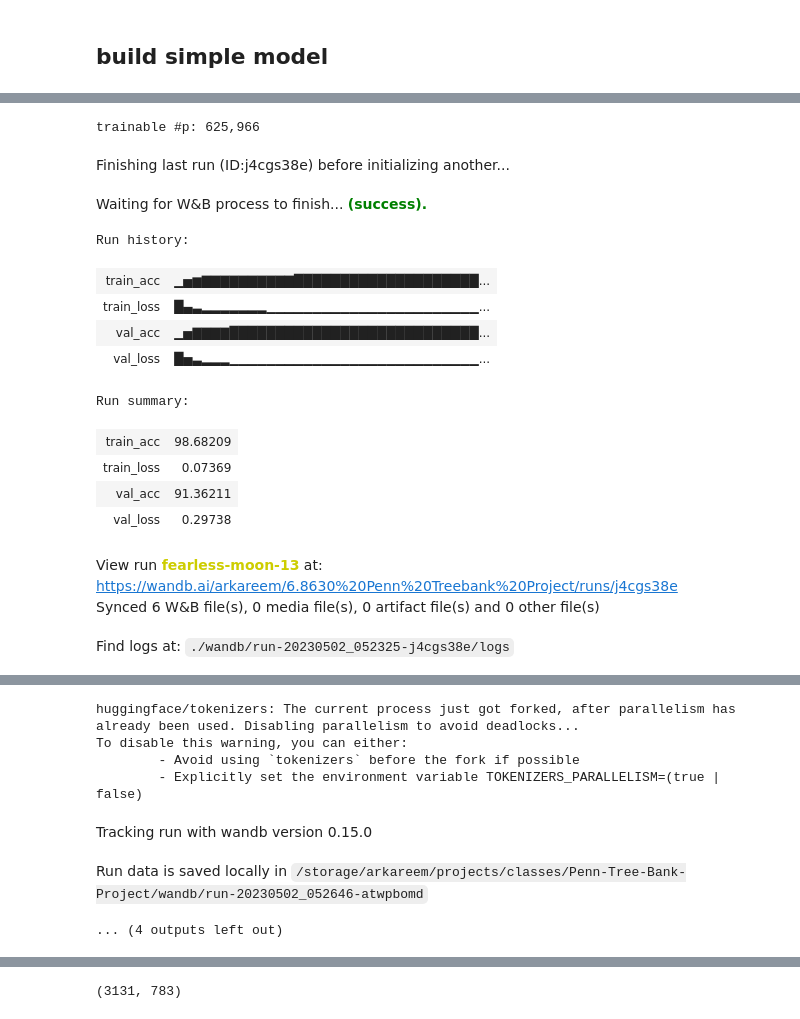
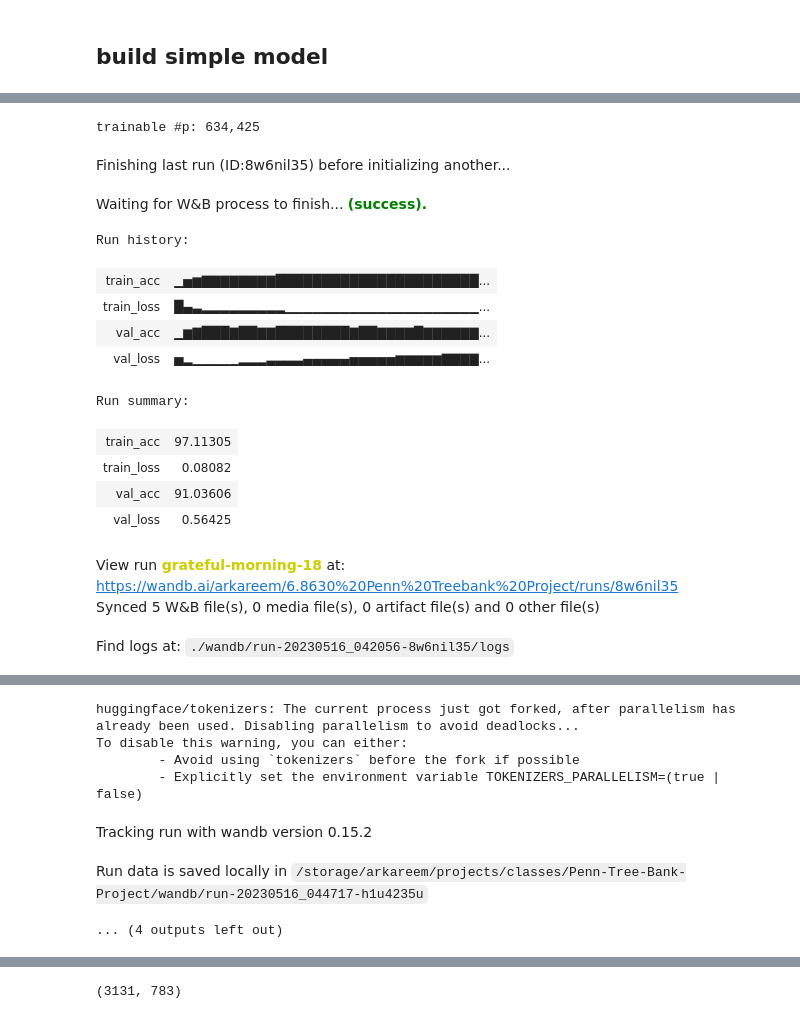
Before and after one commit to Ar-Kareem/Penn-Tree-Bank-Project, a Jupyter notebook: sbert.ipynb, the cells around one changed output, grey strips where cells are left out. Drawn from its saved outputs; the diff is of its cells as text; code cells hidden in the pictures.

```diff
--- a/sbert.ipynb
+++ b/sbert.ipynb
@@ -217,0 +203,14 @@ data = dataset.get_treebank_3914()
+# %%
+import dataset
+
+data_treebank = dataset.get_treebank_3914()
+data_biology = dataset.get_biology()  # BIOLOGY
+# %%
+# mix
+data = {
+    'train_sentences': data_treebank['train_sentences'] + data_biology['train_sentences'],
+    'test_sentences': data_treebank['test_sentences'],
+    'train_tags': data_treebank['train_tags'] + data_biology['train_tags'],
+    'test_tags': data_treebank['test_tags'],
+    'all_pos': sorted(set(data_treebank['all_pos'] + data_biology['all_pos'])),
+}
@@ -387,51 +427,52 @@ predicting most common pos would be 13.024323885831244
+# %%
+
+device = 'cpu'
+
+model_config = {
+    'input_dim': 768,
+    'hidden_dims': [768],
+    'output_dim': len(data['all_pos']),
+    'dropout': 0.25,
+}
+
+model = sbert.SimpleModel(model_config).to(device)
 # %%
-reload_my_libs()
-
-device = 'cpu'
-
-model_config = {
-    'input_dim': 768,
-    # 'hidden_dims': [768],
-    'output_dim': len(data['all_pos']),
-    # 'dropout': 0.4,
-}
-
-model = sbert.SimpleModel(model_config).to(device)
 param_count = sum([p.numel() for n,p in model.named_parameters()])
 print(f'trainable #p: {param_count:,}')
 
 lr = 1e-3
-weight_decay = 0.0001
-optim = torch.optim.Adam(model.parameters(), lr=lr, weight_decay=weight_decay)
+weight_decay = 0.001
+optim = torch.optim.AdamW(model.parameters(), lr=lr, weight_decay=weight_decay)
 criterion_ce = torch.nn.CrossEntropyLoss()
 cur_epoch = 0
 # %% [output]
-trainable #p: 625,966
+trainable #p: 634,425
 # %%
 # wandb.finish()
 # %%
 wandb.init(project="6.8630 Penn Treebank Project", config={
     "architecture": "SimpleModel",
-    "dataset": "treebank_3914",
+    # "dataset": "treebank_3914",
+    "dataset": "Biology",
 
     "learning_rate": lr,
     'weight_decay': weight_decay,
     "model_config": model_config,
     "#params": param_count,
 })
 # %% [output]
-Finishing last run (ID:j4cgs38e) before initializing another...
+Finishing last run (ID:8w6nil35) before initializing another...
 Waiting for W&B process to finish... (success).
 Run history:
-| train_acc | ▁▅▆▇▇▇▇▇▇▇▇▇▇████████████████████... |
-| train_loss | █▄▃▂▂▂▂▂▂▂▁▁▁▁▁▁▁▁▁▁▁▁▁▁▁▁▁▁▁▁▁▁▁... |
-| val_acc | ▁▅▇▇▇▇███████████████████████████... |
-| val_loss | █▅▃▂▂▂▁▁▁▁▁▁▁▁▁▁▁▁▁▁▁▁▁▁▁▁▁▁▁▁▁▁▁... |
+| train_acc | ▁▅▆▇▇▇▇▇▇▇▇██████████████████████... |
+| train_loss | █▄▃▂▂▂▂▂▂▂▂▂▁▁▁▁▁▁▁▁▁▁▁▁▁▁▁▁▁▁▁▁▁... |
+| val_acc | ▁▆▇███▇██▇▇████████▇██▇▇▇▇█▇▇▇▇▇▇... |
+| val_loss | ▅▂▁▁▁▁▁▂▂▂▃▃▃▃▄▄▄▄▄▅▅▅▅▅▆▆▆▆▆▇▇▇▇... |
 Run summary:
-| train_acc | 98.68209 |
-| train_loss | 0.07369 |
-| val_acc | 91.36211 |
-| val_loss | 0.29738 |
+| train_acc | 97.11305 |
+| train_loss | 0.08082 |
+| val_acc | 91.03606 |
+| val_loss | 0.56425 |
-View run fearless-moon-13 at: https://wandb.ai/arkareem/6.8630%20Penn%20Treebank%20Project/runs/j4cgs38e
-Synced 6 W&B file(s), 0 media file(s), 0 artifact file(s) and 0 other file(s)
+View run grateful-morning-18 at: https://wandb.ai/arkareem/6.8630%20Penn%20Treebank%20Project/runs/8w6nil35
+Synced 5 W&B file(s), 0 media file(s), 0 artifact file(s) and 0 other file(s)
-Find logs at: ./wandb/run-20230502_052325-j4cgs38e/logs
+Find logs at: ./wandb/run-20230516_042056-8w6nil35/logs
@@ -440,6 +481,6 @@ huggingface/tokenizers: The current process just got forked, after parallelism h
 To disable this warning, you can either:
         - Avoid using `tokenizers` before the fork if possible
         - Explicitly set the environment variable TOKENIZERS_PARALLELISM=(true | false)
-Tracking run with wandb version 0.15.0
+Tracking run with wandb version 0.15.2
-Run data is saved locally in /storage/arkareem/projects/classes/Penn-Tree-Bank-Project/wandb/run-20230502_052646-atwpbomd
+Run data is saved locally in /storage/arkareem/projects/classes/Penn-Tree-Bank-Project/wandb/run-20230516_044717-h1u4235u
 ... (4 outputs left out)
```
Also changed, not shown: parts of 30 cells of this notebook, 5 other files.
